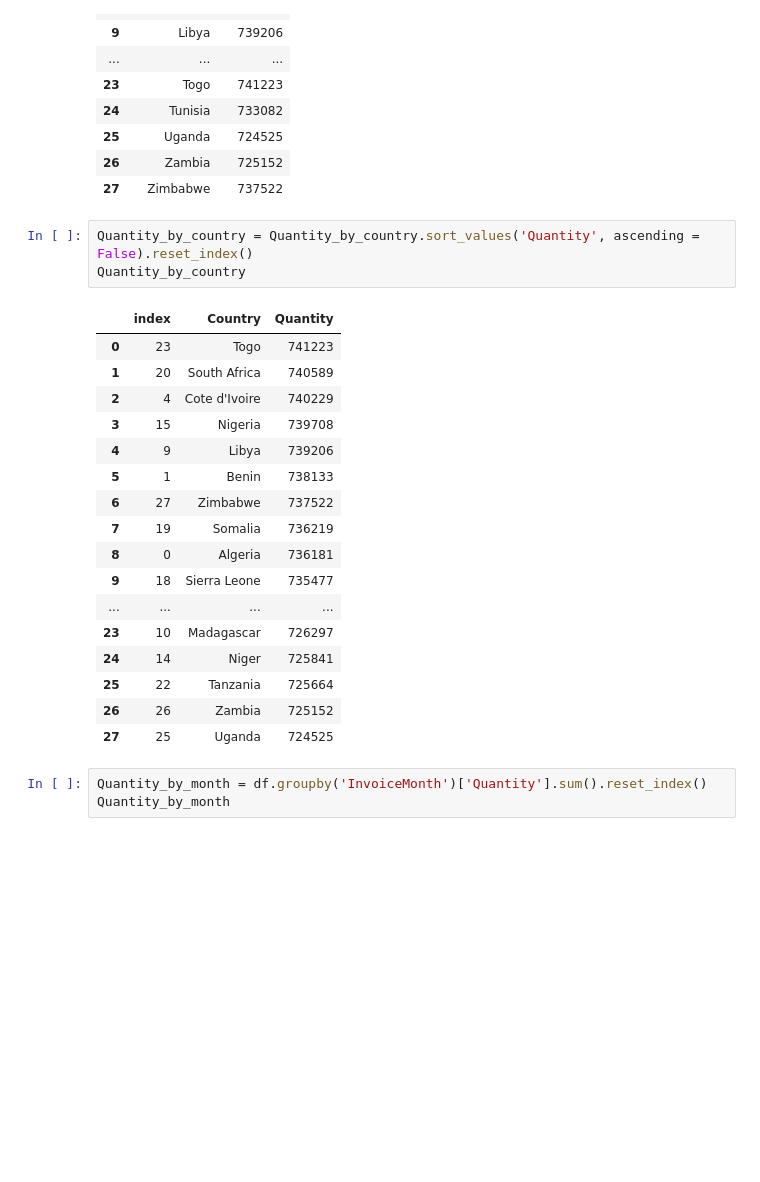
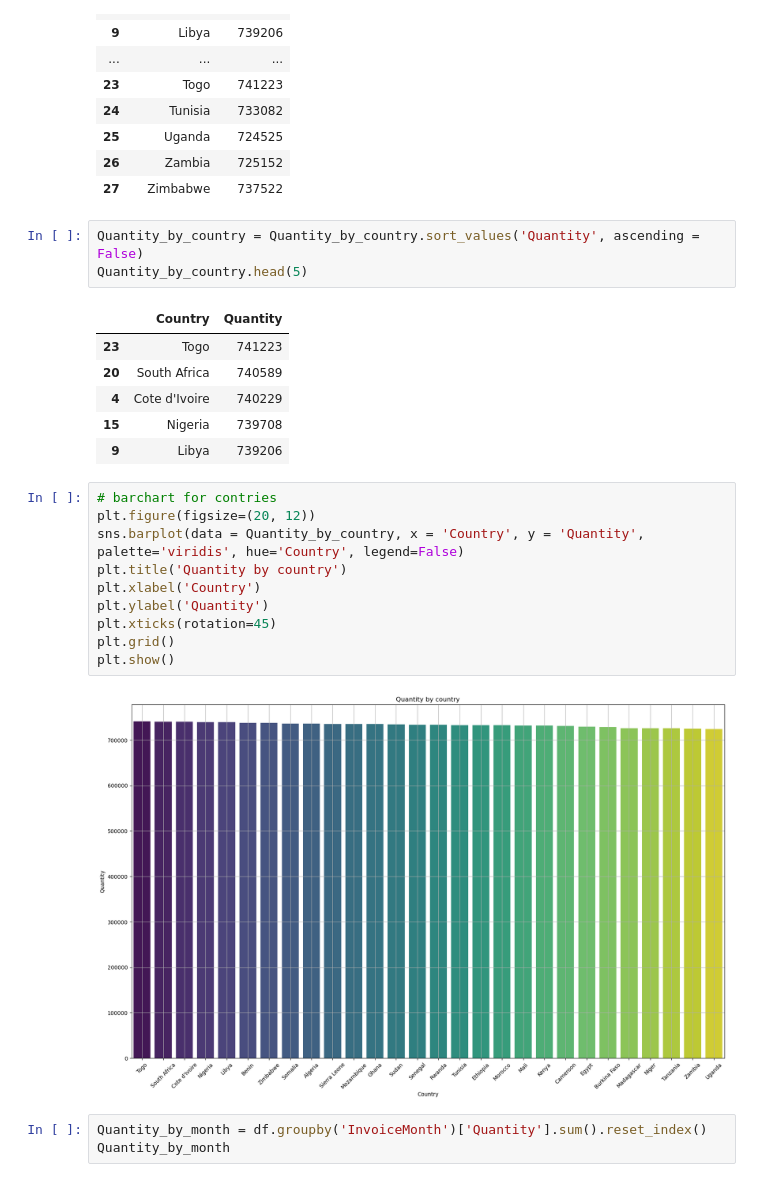
Before and after one commit to tsissam/Amdari_Cohort_Analysis_for_assessing_customer_retention_in_E-commerce_industry, a Jupyter notebook: notebooks/02_eda_sales_behavior.ipynb, the cells around one changed output. Cells and saved outputs as stored; diff of their text form; blank space fills up the shorter version.

```diff
--- a/notebooks/02_eda_sales_behavior.ipynb
+++ b/notebooks/02_eda_sales_behavior.ipynb
@@ -107,26 +121,27 @@ Quantity_by_country
 | 26 | Zambia | 725152 |
 | 27 | Zimbabwe | 737522 |
 # %%
-Quantity_by_country = Quantity_by_country.sort_values('Quantity', ascending = False).reset_index()
-Quantity_by_country
+Quantity_by_country = Quantity_by_country.sort_values('Quantity', ascending = False)
+Quantity_by_country.head(5)
 # %% [output]
-|  | index | Country | Quantity |
-| 0 | 23 | Togo | 741223 |
-| 1 | 20 | South Africa | 740589 |
-| 2 | 4 | Cote d'Ivoire | 740229 |
-| 3 | 15 | Nigeria | 739708 |
-| 4 | 9 | Libya | 739206 |
-| 5 | 1 | Benin | 738133 |
-| 6 | 27 | Zimbabwe | 737522 |
-| 7 | 19 | Somalia | 736219 |
-| 8 | 0 | Algeria | 736181 |
-| 9 | 18 | Sierra Leone | 735477 |
-| ... | ... | ... | ... |
-| 23 | 10 | Madagascar | 726297 |
-| 24 | 14 | Niger | 725841 |
-| 25 | 22 | Tanzania | 725664 |
-| 26 | 26 | Zambia | 725152 |
-| 27 | 25 | Uganda | 724525 |
+|  | Country | Quantity |
+| 23 | Togo | 741223 |
+| 20 | South Africa | 740589 |
+| 4 | Cote d'Ivoire | 740229 |
+| 15 | Nigeria | 739708 |
+| 9 | Libya | 739206 |
+# %%
+# barchart for contries
+plt.figure(figsize=(20, 12))
+sns.barplot(data = Quantity_by_country, x = 'Country', y = 'Quantity', palette='viridis', hue='Country', legend=False)
+plt.title('Quantity by country')
+plt.xlabel('Country')
+plt.ylabel('Quantity')
+plt.xticks(rotation=45)
+plt.grid()
+plt.show()
+# %% [output]
+[figure, added]
 # %%
 Quantity_by_month = df.groupby('InvoiceMonth')['Quantity'].sum().reset_index()
 Quantity_by_month
```
Also changed, not shown: parts of 15 cells of this notebook, 3 other files.
